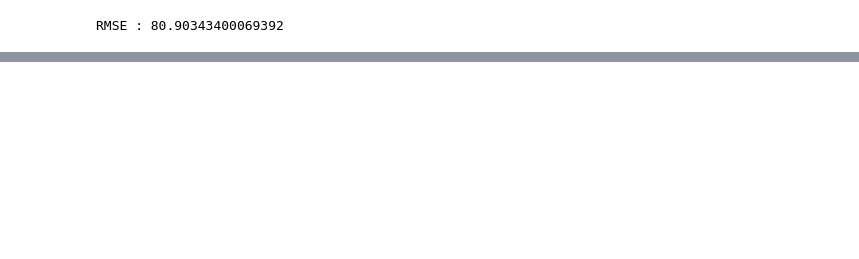
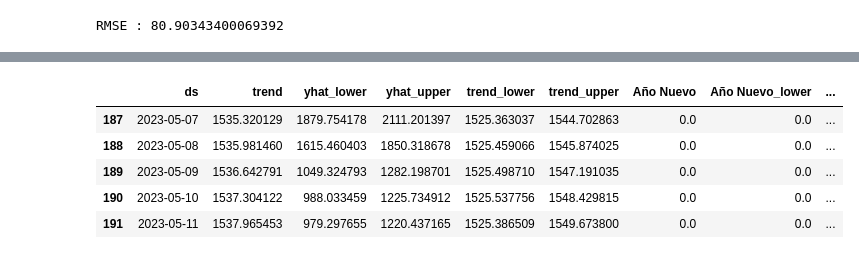
Before and after one commit to gar22891uvg/ProyectoFinalGRP4, a Jupyter notebook: Tarea Semana 3_GRP4_vfinal.ipynb, the cells around one changed output, grey strips where cells are left out. Cells and saved outputs as stored; diff of their text form; code cells hidden in the pictures; blank space fills up the shorter version.

```diff
--- a/Tarea Semana 3_GRP4_vfinal.ipynb
+++ b/Tarea Semana 3_GRP4_vfinal.ipynb
@@ -615,0 +677,9 @@ Quitaremos Holidays
+# %%
+prophet_pred2.tail()
+# %% [output]
+|  | ds | trend | yhat_lower | yhat_upper | trend_lower | trend_upper | Año Nuevo | Año Nuevo_lower | ... |
+| 187 | 2023-05-07 | 1535.320129 | 1879.754178 | 2111.201397 | 1525.363037 | 1544.702863 | 0.0 | 0.0 | ... |
+| 188 | 2023-05-08 | 1535.981460 | 1615.460403 | 1850.318678 | 1525.459066 | 1545.874025 | 0.0 | 0.0 | ... |
+| 189 | 2023-05-09 | 1536.642791 | 1049.324793 | 1282.198701 | 1525.498710 | 1547.191035 | 0.0 | 0.0 | ... |
+| 190 | 2023-05-10 | 1537.304122 | 988.033459 | 1225.734912 | 1525.537756 | 1548.429815 | 0.0 | 0.0 | ... |
+| 191 | 2023-05-11 | 1537.965453 | 979.297655 | 1220.437165 | 1525.386509 | 1549.673800 | 0.0 | 0.0 | ... |
```
Also changed, not shown: parts of 54 cells of this notebook.
